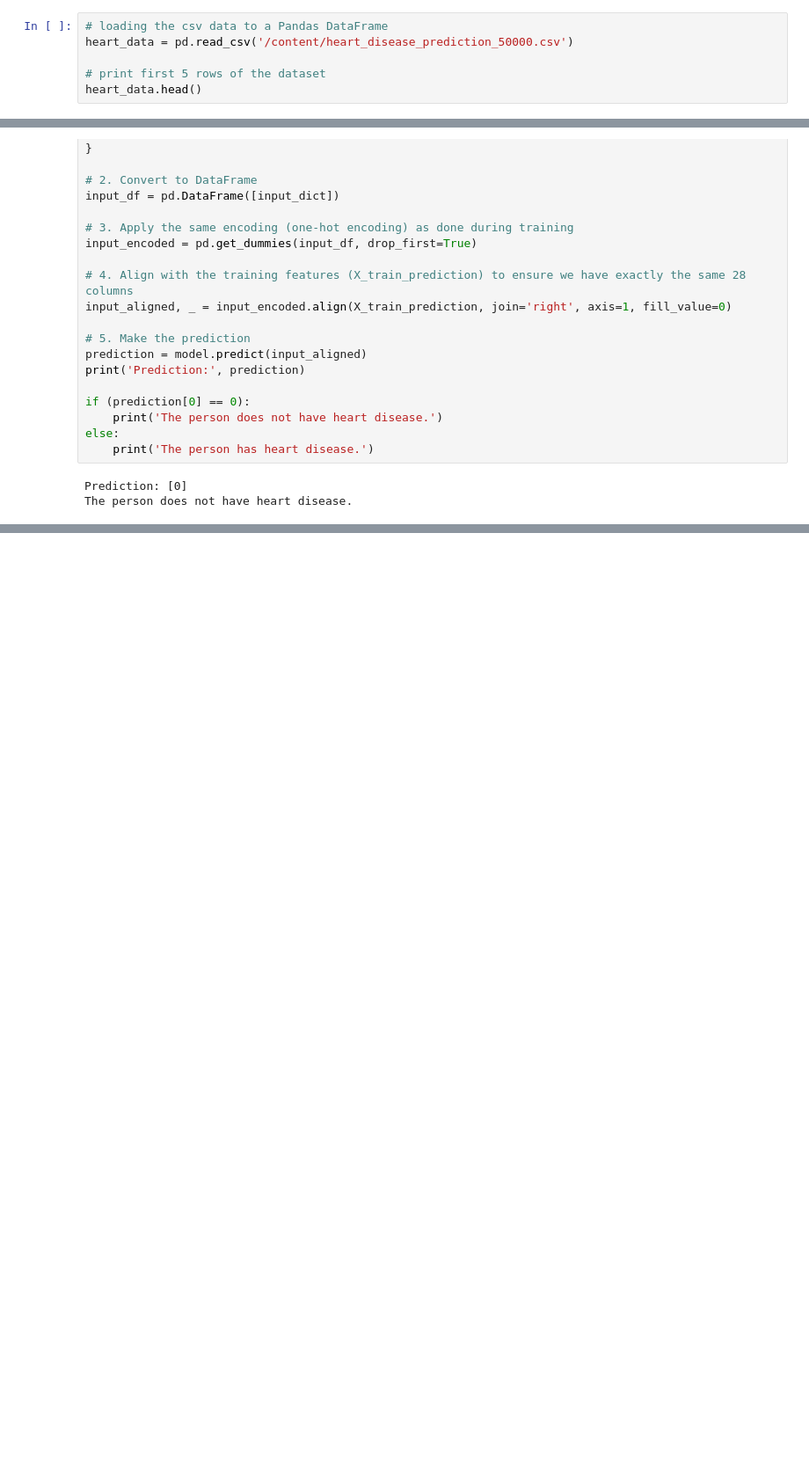
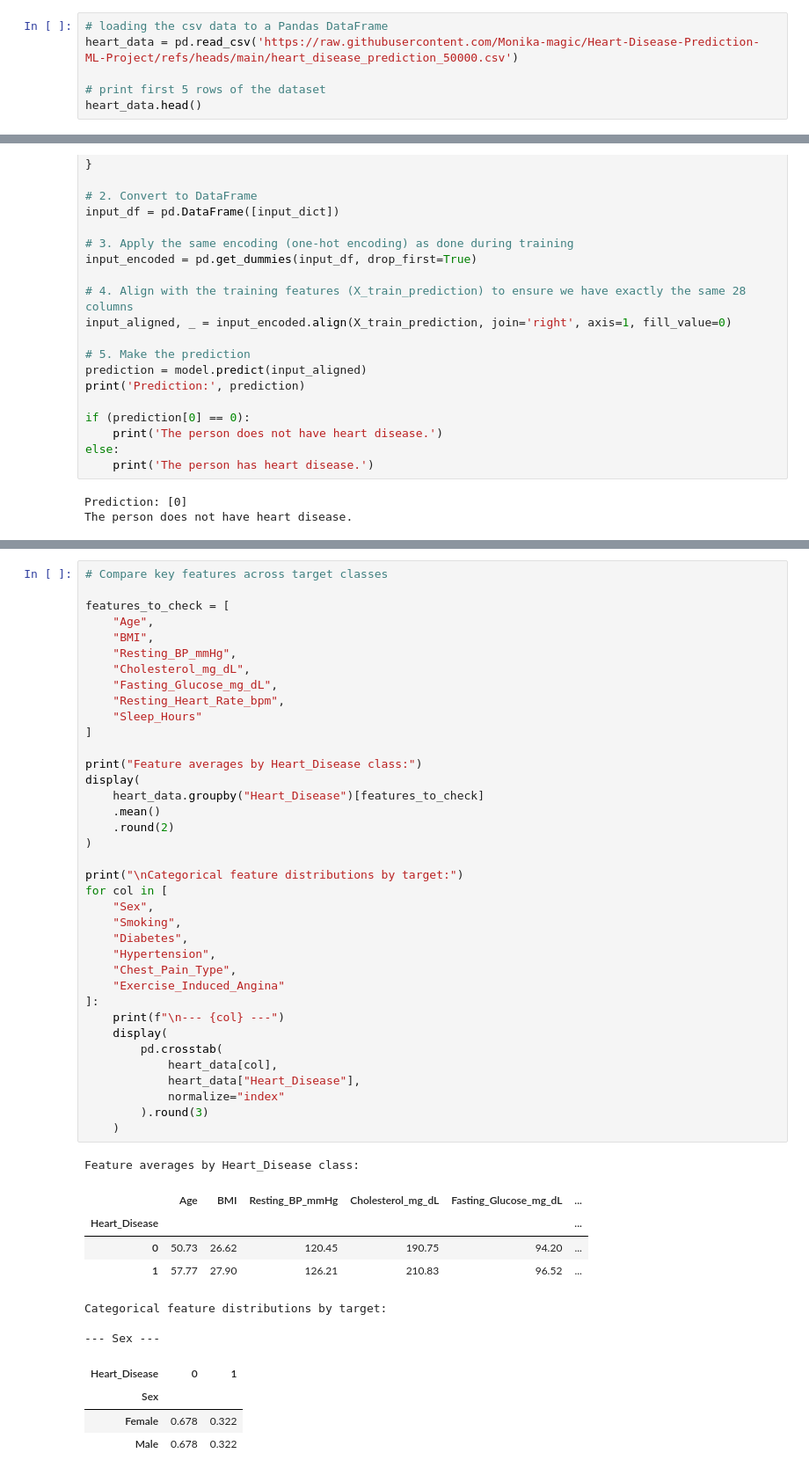
Before and after one commit to Monika-magic/Heart-Disease-Prediction-ML-Project, a Jupyter notebook: Heart_Disease_Prediction.ipynb, the cells around one changed output, grey strips where cells are left out. Shown at 88% size. Saved outputs shown, nothing was run; the diff lists cells and outputs as text; blank space fills up the shorter version.

```diff
--- a/Heart_Disease_Prediction.ipynb
+++ b/Heart_Disease_Prediction.ipynb
@@ -10,7 +10,7 @@ from sklearn.metrics import accuracy_score
 Data Collection and Processing
 # %%
 # loading the csv data to a Pandas DataFrame
-heart_data = pd.read_csv('/content/heart_disease_prediction_50000.csv')
+heart_data = pd.read_csv('https://raw.githubusercontent.com/Monika-magic/Heart-Disease-Prediction-ML-Project/refs/heads/main/heart_disease_prediction_50000.csv')
 
 # print first 5 rows of the dataset
 heart_data.head()
@@ -272,0 +465,50 @@ The person does not have heart disease.
+# %%
+# Compare key features across target classes
+
+features_to_check = [
+    "Age",
+    "BMI",
+    "Resting_BP_mmHg",
+    "Cholesterol_mg_dL",
+    "Fasting_Glucose_mg_dL",
+    "Resting_Heart_Rate_bpm",
+    "Sleep_Hours"
+]
+
+print("Feature averages by Heart_Disease class:")
+display(
+    heart_data.groupby("Heart_Disease")[features_to_check]
+    .mean()
+    .round(2)
+)
+
+print("\nCategorical feature distributions by target:")
+for col in [
+    "Sex",
+    "Smoking",
+    "Diabetes",
+    "Hypertension",
+    "Chest_Pain_Type",
+    "Exercise_Induced_Angina"
+]:
+    print(f"\n--- {col} ---")
+    display(
+        pd.crosstab(
+            heart_data[col],
+            heart_data["Heart_Disease"],
+            normalize="index"
+        ).round(3)
+    )
+# %% [output]
+Feature averages by Heart_Disease class:
+|  | Age | BMI | Resting_BP_mmHg | Cholesterol_mg_dL | Fasting_Glucose_mg_dL | ... |
+| Heart_Disease |  |  |  |  |  | ... |
+| 0 | 50.73 | 26.62 | 120.45 | 190.75 | 94.20 | ... |
+| 1 | 57.77 | 27.90 | 126.21 | 210.83 | 96.52 | ... |
+Categorical feature distributions by target:
+
+--- Sex ---
+| Heart_Disease | 0 | 1 |
+| Sex |  |  |
+| Female | 0.678 | 0.322 |
+| Male | 0.678 | 0.322 |
```
Also changed, not shown: parts of 4 cells of this notebook.
